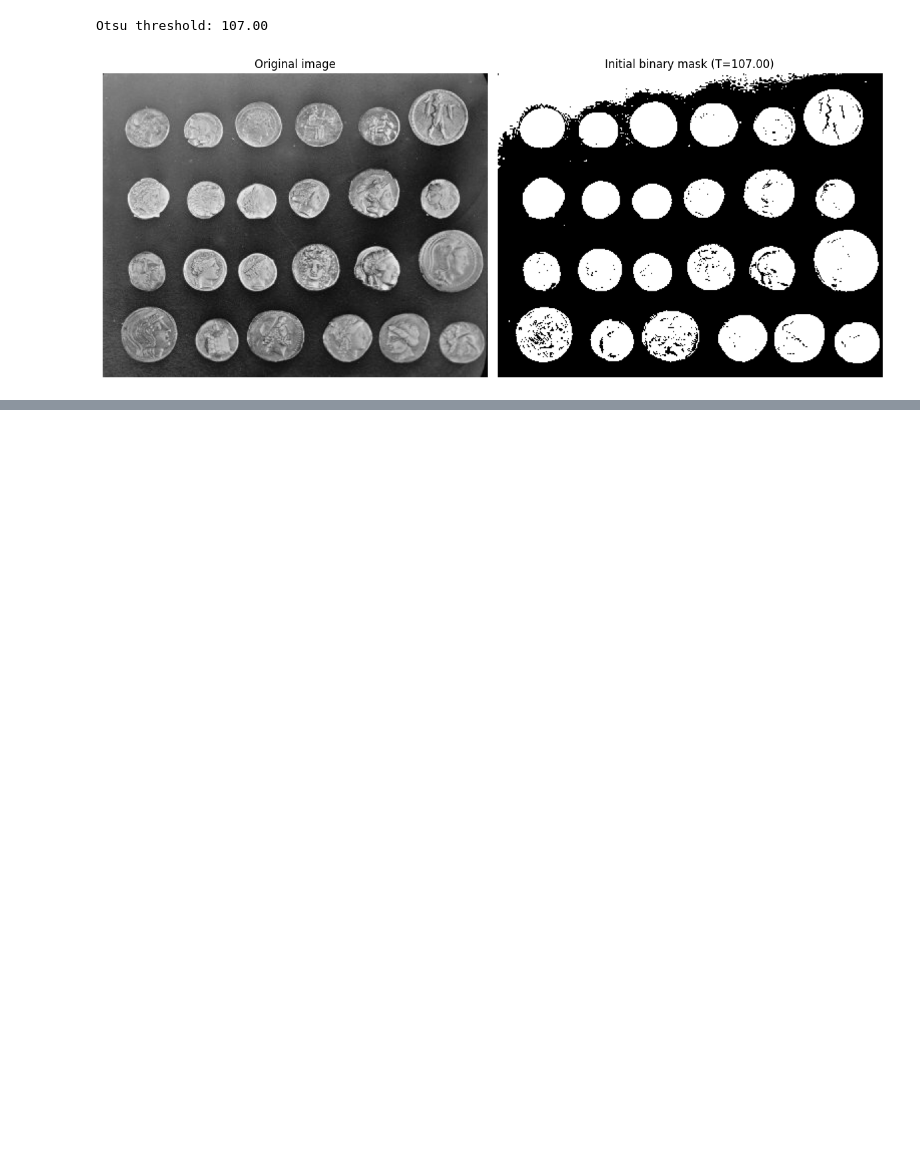
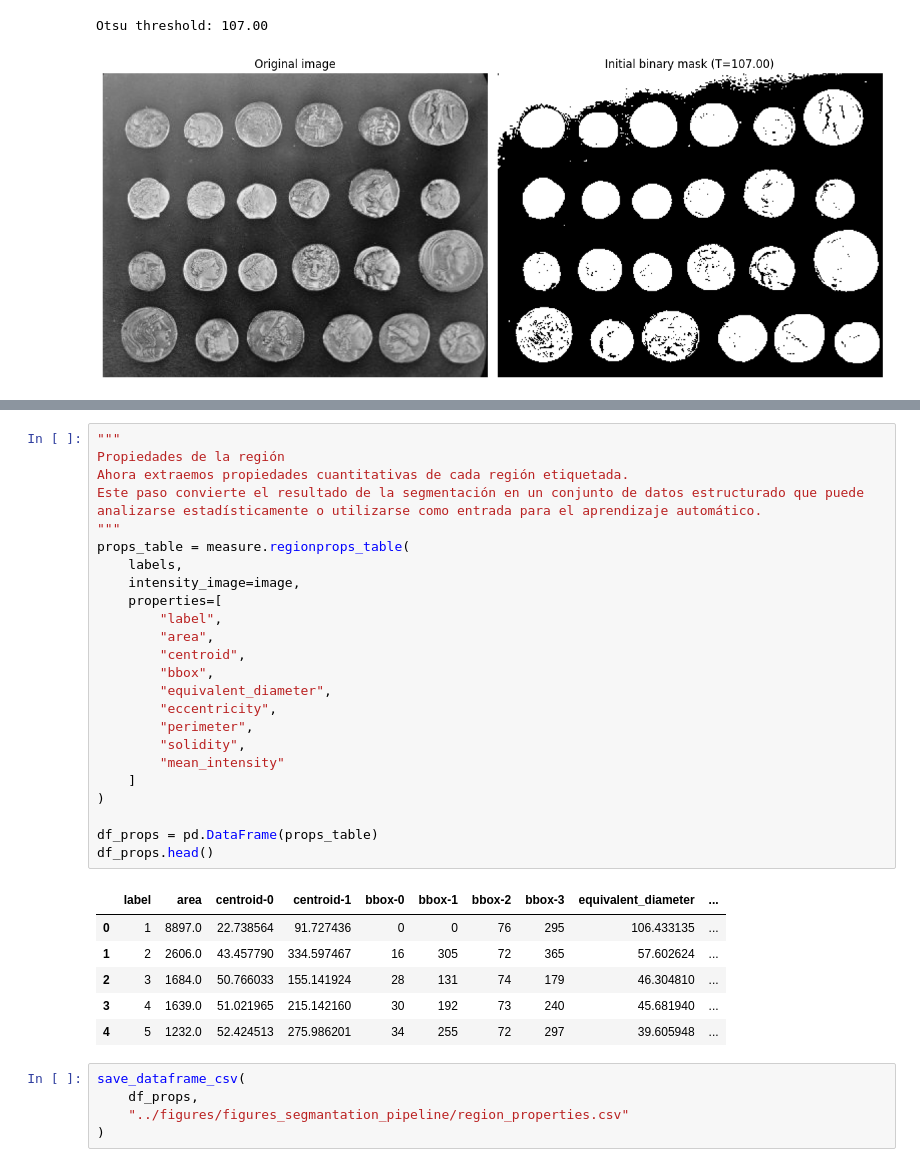
Before and after one commit to peterzm/ai-imaging-portfolio, a Jupyter notebook: 04_segmentation/notebooks/05_scientific_image_segmentation_pipeline.ipynb, the cells around one changed output, grey strips where cells are left out. Cells and saved outputs as stored; diff of their text form; blank space fills up the shorter version.

```diff
--- a/04_segmentation/notebooks/05_scientific_image_segmentation_pipeline.ipynb
+++ b/04_segmentation/notebooks/05_scientific_image_segmentation_pipeline.ipynb
@@ -119,0 +157,36 @@ Otsu threshold: 107.00
+# %%
+"""
+Propiedades de la región
+Ahora extraemos propiedades cuantitativas de cada región etiquetada.
+Este paso convierte el resultado de la segmentación en un conjunto de datos estructurado que puede analizarse estadísticamente o utilizarse como entrada para el aprendizaje automático.
+"""
+props_table = measure.regionprops_table(
+    labels,
+    intensity_image=image,
+    properties=[
+        "label",
+        "area",
+        "centroid",
+        "bbox",
+        "equivalent_diameter",
+        "eccentricity",
+        "perimeter",
+        "solidity",
+        "mean_intensity"
+    ]
+)
+
+df_props = pd.DataFrame(props_table)
+df_props.head()
+# %% [output]
+|  | label | area | centroid-0 | centroid-1 | bbox-0 | bbox-1 | bbox-2 | bbox-3 | equivalent_diameter | ... |
+| 0 | 1 | 8897.0 | 22.738564 | 91.727436 | 0 | 0 | 76 | 295 | 106.433135 | ... |
+| 1 | 2 | 2606.0 | 43.457790 | 334.597467 | 16 | 305 | 72 | 365 | 57.602624 | ... |
+| 2 | 3 | 1684.0 | 50.766033 | 155.141924 | 28 | 131 | 74 | 179 | 46.304810 | ... |
+| 3 | 4 | 1639.0 | 51.021965 | 215.142160 | 30 | 192 | 73 | 240 | 45.681940 | ... |
+| 4 | 5 | 1232.0 | 52.424513 | 275.986201 | 34 | 255 | 72 | 297 | 39.605948 | ... |
+# %%
+save_dataframe_csv(
+    df_props,
+    "../figures/figures_segmantation_pipeline/region_properties.csv"
+)
```
Also changed, not shown: parts of 3 cells of this notebook, 4 other files.
